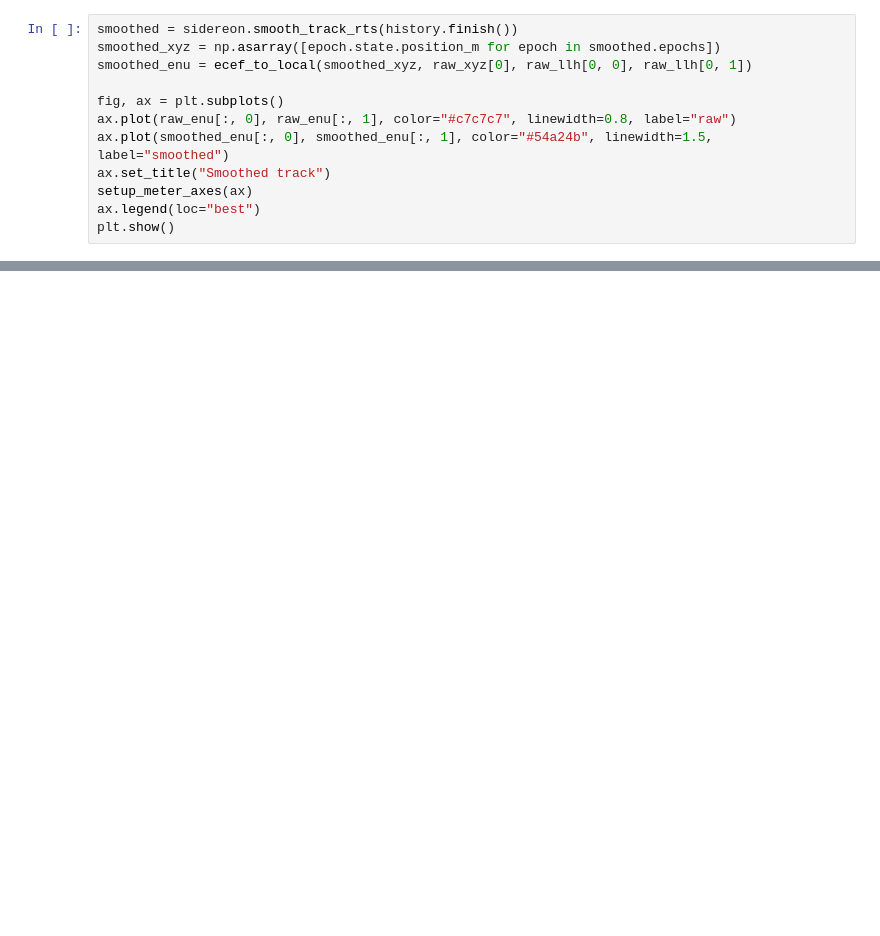
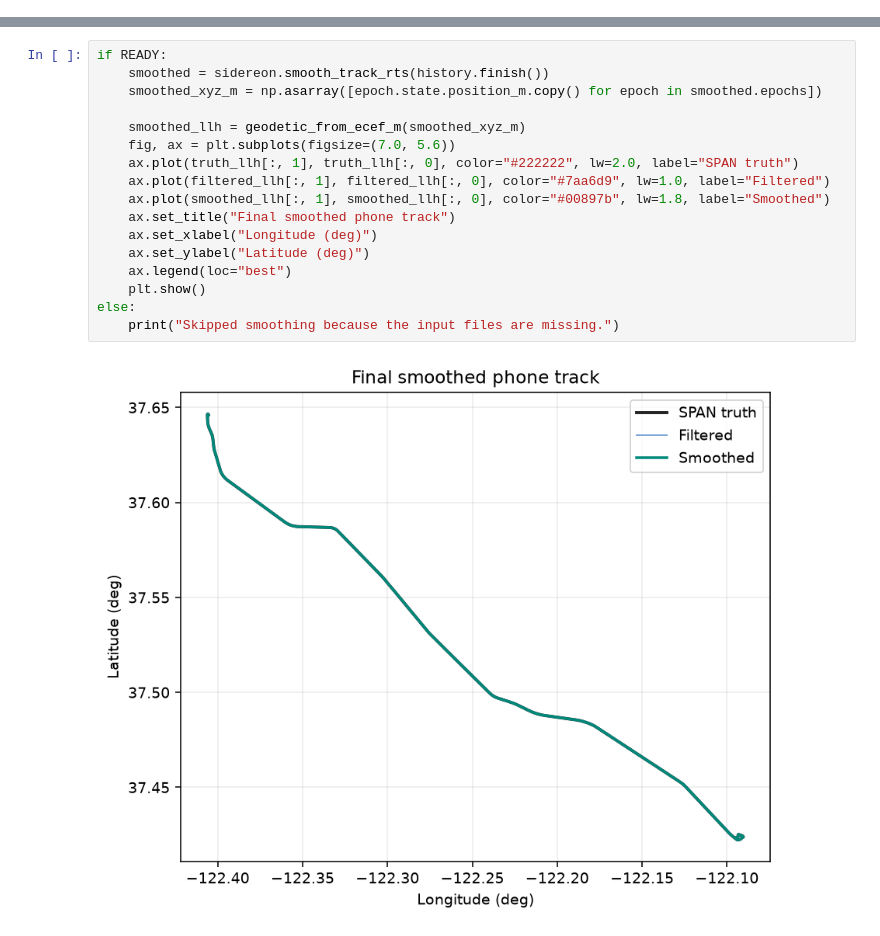
Before and after one commit to neilberkman/sidereon-python, a Jupyter notebook: examples/clean_a_phone_track.ipynb, the cells around one changed output, grey strips where cells are left out. Drawn from its saved outputs; the diff is of its cells as text; blank space fills up the shorter version.

```diff
--- a/examples/clean_a_phone_track.ipynb
+++ b/examples/clean_a_phone_track.ipynb
@@ -339,12 +291,0 @@ The RTS smoother uses the recorded forward pass and revisits earlier fixes after
-# %%
-smoothed = sidereon.smooth_track_rts(history.finish())
-smoothed_xyz = np.asarray([epoch.state.position_m for epoch in smoothed.epochs])
-smoothed_enu = ecef_to_local(smoothed_xyz, raw_xyz[0], raw_llh[0, 0], raw_llh[0, 1])
-
-fig, ax = plt.subplots()
-ax.plot(raw_enu[:, 0], raw_enu[:, 1], color="#c7c7c7", linewidth=0.8, label="raw")
-ax.plot(smoothed_enu[:, 0], smoothed_enu[:, 1], color="#54a24b", linewidth=1.5, label="smoothed")
-ax.set_title("Smoothed track")
-setup_meter_axes(ax)
-ax.legend(loc="best")
-plt.show()
@@ -397,0 +296,19 @@ smoothed     5.14    15.31      7.04     25.48     4.82    23.82
+# %%
+if READY:
+    smoothed = sidereon.smooth_track_rts(history.finish())
+    smoothed_xyz_m = np.asarray([epoch.state.position_m.copy() for epoch in smoothed.epochs])
+
+    smoothed_llh = geodetic_from_ecef_m(smoothed_xyz_m)
+    fig, ax = plt.subplots(figsize=(7.0, 5.6))
+    ax.plot(truth_llh[:, 1], truth_llh[:, 0], color="#222222", lw=2.0, label="SPAN truth")
+    ax.plot(filtered_llh[:, 1], filtered_llh[:, 0], color="#7aa6d9", lw=1.0, label="Filtered")
+    ax.plot(smoothed_llh[:, 1], smoothed_llh[:, 0], color="#00897b", lw=1.8, label="Smoothed")
+    ax.set_title("Final smoothed phone track")
+    ax.set_xlabel("Longitude (deg)")
+    ax.set_ylabel("Latitude (deg)")
+    ax.legend(loc="best")
+    plt.show()
+else:
+    print("Skipped smoothing because the input files are missing.")
+# %% [output]
+[figure, added]
```
Also changed, not shown: parts of 26 cells of this notebook.
